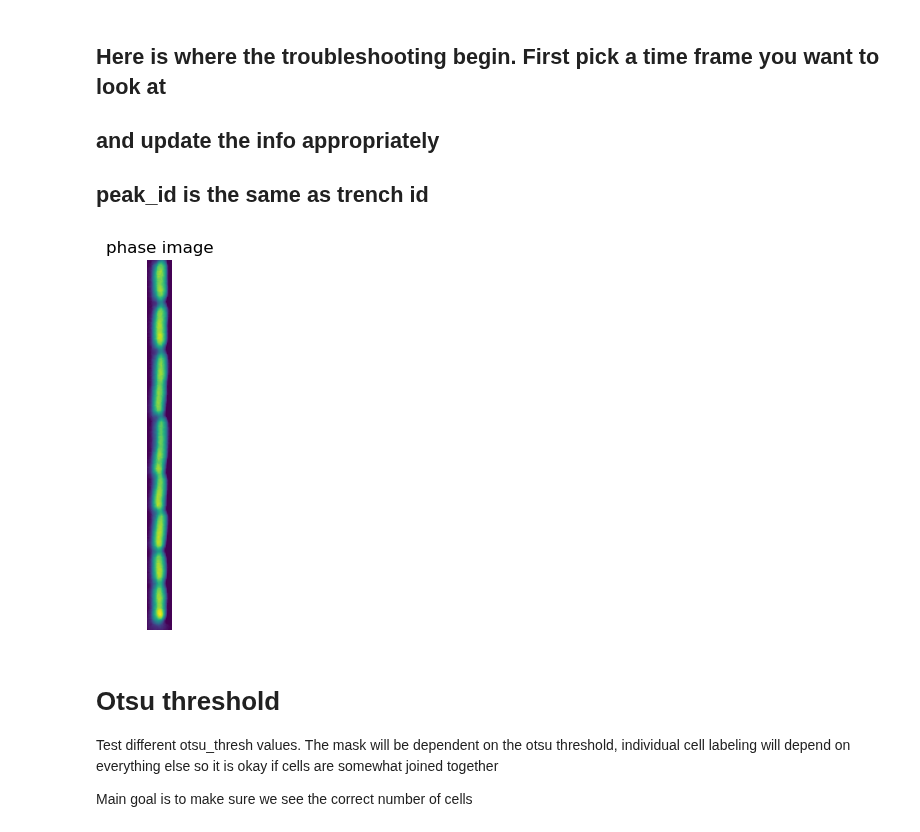
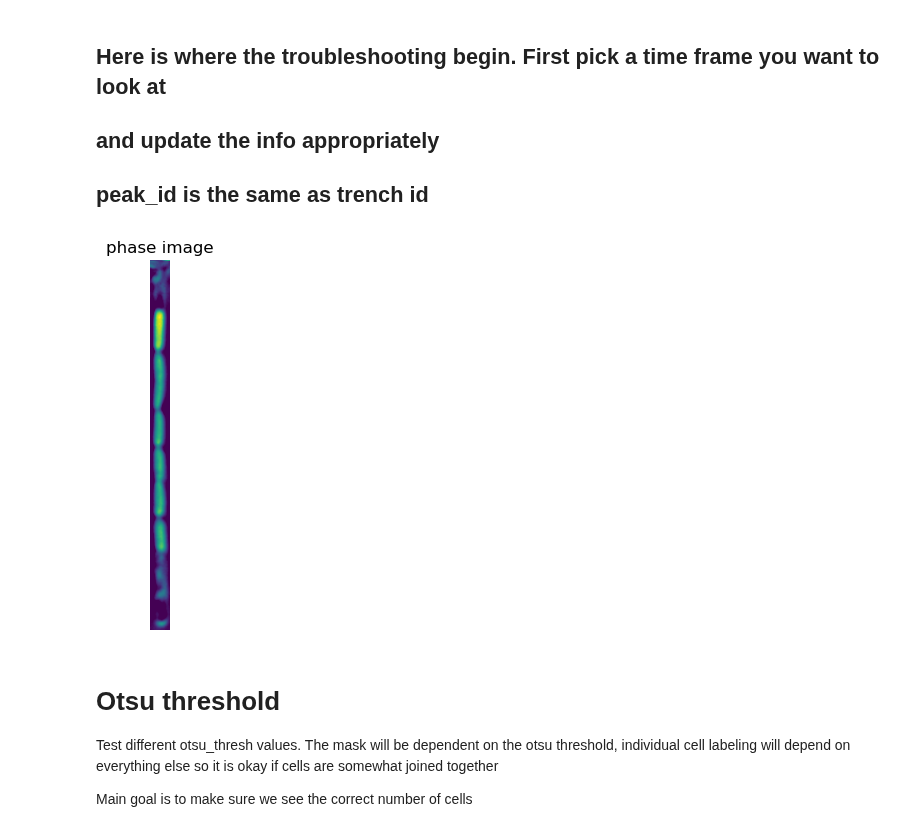
Before and after one commit to acJuarez/mother_machine_cell_tracker, a Jupyter notebook: seg_notebooks/DUMM_giTG69_Glucose_013025.ipynb, the cells around one changed output. Saved outputs shown, nothing was run; the diff lists cells and outputs as text; code cells hidden in the pictures.

```diff
--- a/seg_notebooks/DUMM_giTG69_Glucose_013025.ipynb
+++ b/seg_notebooks/DUMM_giTG69_Glucose_013025.ipynb
@@ -379,18 +376,18 @@ for folder, fov_dict in seg_FOV_dict.items():
 ## and update the info appropriately
 ## peak_id is the same as trench id
 # %%
-fov ='019'
-peak_id ='1506'
-frame=47
+fov ='007'
+peak_id ='597'
+frame=84
 path_to_phase_stack = f'{base_dir}/{folder}/hyperstacked/drift_corrected/rotated/mm_channels/subtracted/subtracted_FOV_{fov_id}_region_{peak_id}_c_{phase_channel}.tif'
 image = tifffile.imread(path_to_phase_stack)[frame]
 plt.figure()
 plt.imshow(image)
 plt.title('phase image')
 plt.axis('off')  # Hide axis labels
 plt.draw()
 # %% [output]
-[figure, old version]
+[figure, new version]
 # %% [markdown]
 # Otsu threshold
 Test different otsu_thresh values. The mask will be dependent on the otsu threshold, individual cell labeling will depend on everything else so it is okay if cells are somewhat joined together
```
Also changed, not shown: parts of 16 cells of this notebook, 2 other files.
